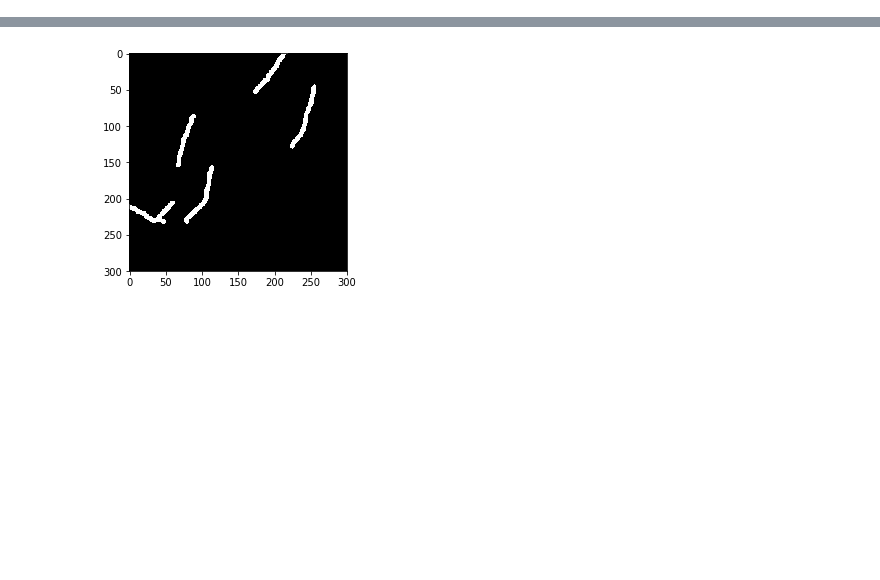
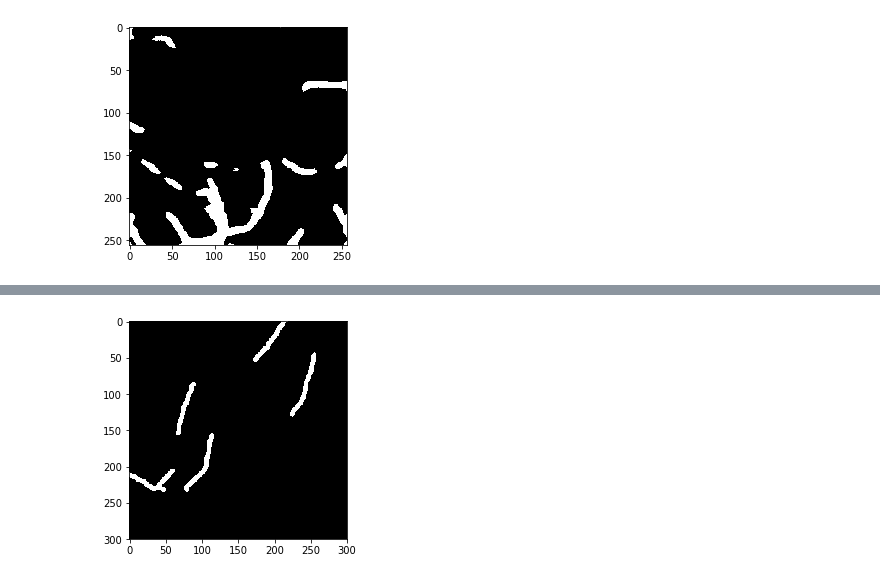
Before and after one commit to Chen-Yifan/DEM_segmentation, a Jupyter notebook: vis.ipynb, the cells around one changed output, grey strips where cells are left out. Drawn from its saved outputs; the diff is of its cells as text; code cells hidden in the pictures; blank space fills up the shorter version.

```diff
--- a/vis.ipynb
+++ b/vis.ipynb
@@ -14,4 +14,4 @@ pred0=np.load(os.path.join(results_dir,results_files[0]))
 orig0=np.load(os.path.join(test_mask_dir,masks_files[0]))
 orig1=np.load(os.path.join(test_mask_dir,masks_files[1]))
 # %%
-pred1 = np.squeeze(pred1)
+pred1 = pred1.astype("uint8")
@@ -28,3 +44,7 @@ imgplot = plt.imshow(to_gray(pred0),cmap='gray')
+# %%
+imgplot = plt.imshow(pred1.reshape(256,256),cmap='gray')
+# %% [output]
+[figure, added]
 # %%
 def to_gray(img1):
     img1 = img1[:,:,0]
```
Also changed, not shown: parts of 7 cells of this notebook, 7 other files.
